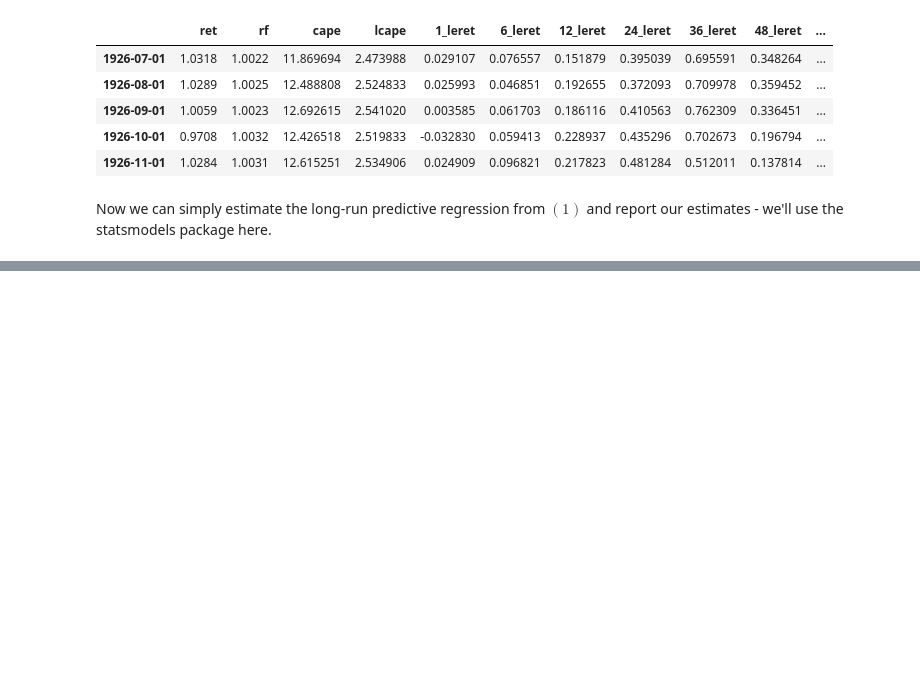
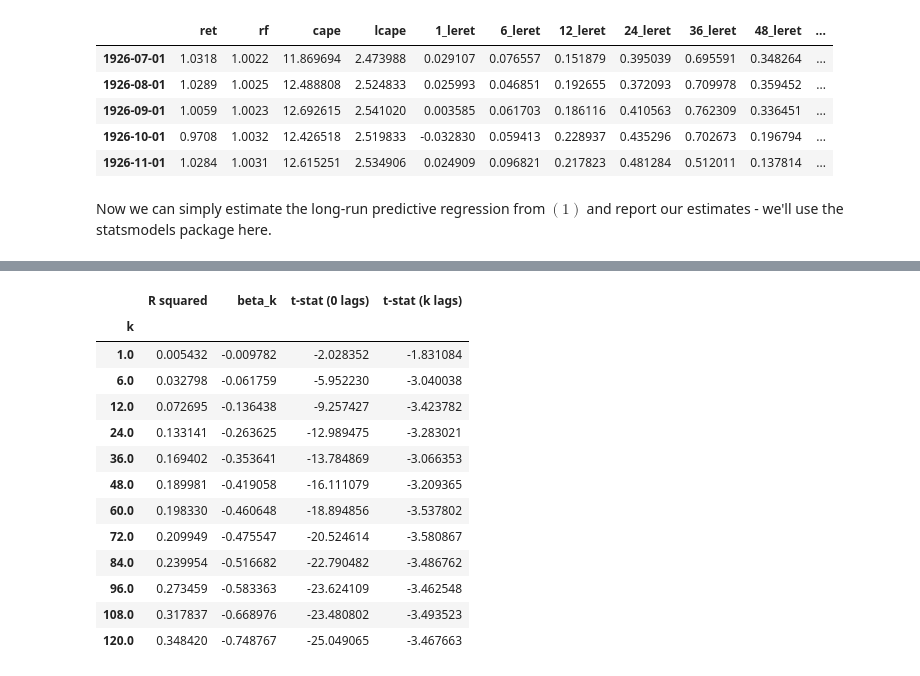
Before and after one commit to ismand95/PythonForEconomists, a Jupyter notebook: Notebooks/Quantitative Financial Economics/01 - Time-varying risk premia.ipynb, the cells around one changed output, grey strips where cells are left out. Cells and saved outputs as stored; diff of their text form; code cells hidden in the pictures; blank space fills up the shorter version.

```diff
--- a/Notebooks/Quantitative Financial Economics/01 - Time-varying risk premia.ipynb
+++ b/Notebooks/Quantitative Financial Economics/01 - Time-varying risk premia.ipynb
@@ -165,0 +175,39 @@ Intuitively this means that when prices are high relative to earnings, we'd expe
+# %%
+# fit model using statsmodels - should be self explainatory
+def fit_model_neweywest(k):
+    X, y = slice_dataframe(k)
+    X = sm.add_constant(X)
+
+    NW_k_lags = sm.OLS(y, X).fit(cov_type='HAC', cov_kwds={'maxlags': k})
+    NW_0_lags = sm.OLS(y, X).fit(cov_type='HAC', cov_kwds={'maxlags': 0})
+
+    return {'k': window,
+            'beta_k': NW_k_lags.params[1],
+            'R squared': NW_k_lags.rsquared,
+            't-stat (k lags)': NW_k_lags.tvalues[1],
+            't-stat (0 lags)': NW_0_lags.tvalues[1]}
+
+
+# save and make output pretty
+results = pd.DataFrame()
+
+for window in windows:
+    results = results.append(fit_model_neweywest(window), ignore_index=True)
+
+# print results
+results.set_index('k')
+# %% [output]
+|  | R squared | beta_k | t-stat (0 lags) | t-stat (k lags) |
+| k |  |  |  |  |
+| 1.0 | 0.005432 | -0.009782 | -2.028352 | -1.831084 |
+| 6.0 | 0.032798 | -0.061759 | -5.952230 | -3.040038 |
+| 12.0 | 0.072695 | -0.136438 | -9.257427 | -3.423782 |
+| 24.0 | 0.133141 | -0.263625 | -12.989475 | -3.283021 |
+| 36.0 | 0.169402 | -0.353641 | -13.784869 | -3.066353 |
+| 48.0 | 0.189981 | -0.419058 | -16.111079 | -3.209365 |
+| 60.0 | 0.198330 | -0.460648 | -18.894856 | -3.537802 |
+| 72.0 | 0.209949 | -0.475547 | -20.524614 | -3.580867 |
+| 84.0 | 0.239954 | -0.516682 | -22.790482 | -3.486762 |
+| 96.0 | 0.273459 | -0.583363 | -23.624109 | -3.462548 |
+| 108.0 | 0.317837 | -0.668976 | -23.480802 | -3.493523 |
+| 120.0 | 0.348420 | -0.748767 | -25.049065 | -3.467663 |
```
Also changed, not shown: parts of 9 cells of this notebook, 1 other file.
